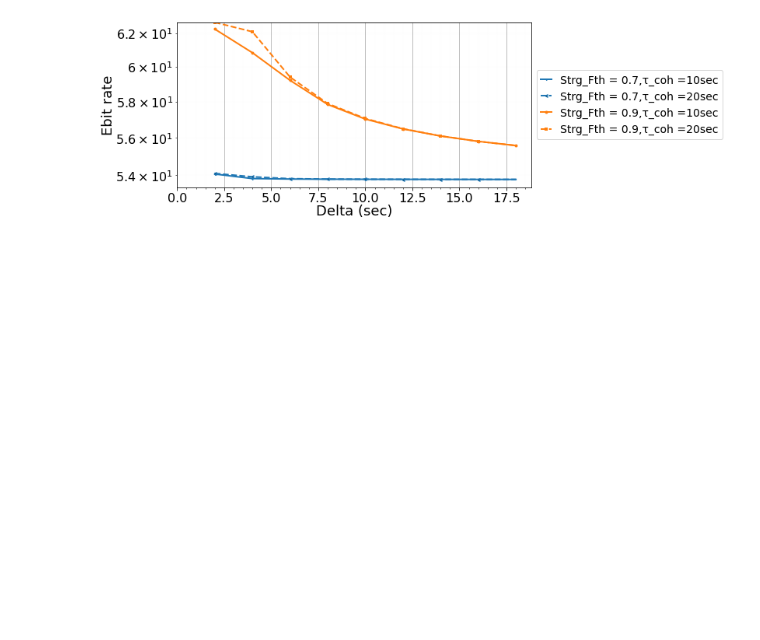
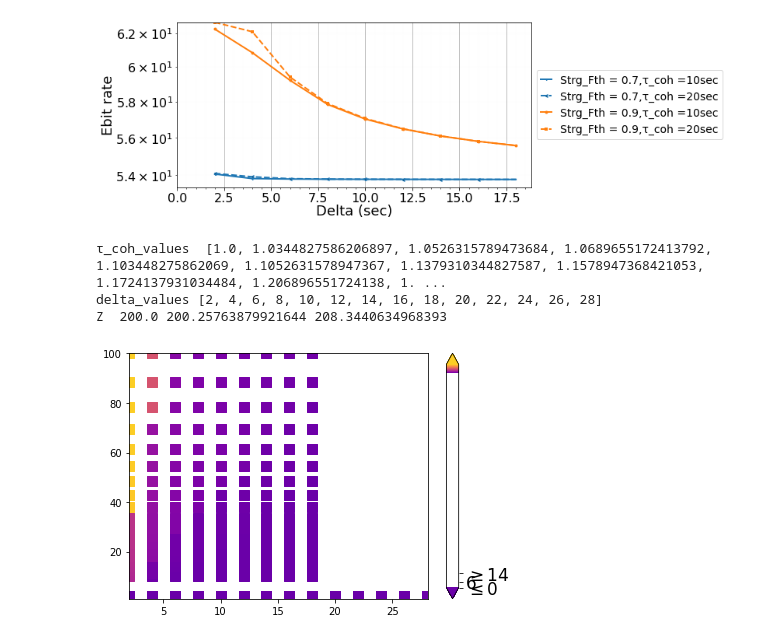
Before and after one commit to pooryousefshahrooz/QSN, a Jupyter notebook: plotting/parsing_and_plotting.ipynb, the cells around one changed output. Saved outputs shown, nothing was run; the diff lists cells and outputs as text; code cells hidden in the pictures; blank space fills up the shorter version.

```diff
--- a/plotting/parsing_and_plotting.ipynb
+++ b/plotting/parsing_and_plotting.ipynb
@@ -314,0 +317,70 @@ Invalid limit will be ignored.
+# %%
+result_file_path = "../../QSN_results/QSN_results_final_maximizing_rate.csv" #for intermediate edge capacity 100 EPRps
+
+each_coh_delata_ebit  ={}
+τ_coh_values = []
+delta_values = []
+
+with open(result_file_path, "r") as f:
+    reader = csv.reader( (line.replace('\0','') for line in f) )
+    for line in reader:#t_max,i,request_fidelity_threshold,
+#                                           storage_block_threshold,
+#                                           storage_capacity,τ_coh,service_delay
+        # print()
+        t_max = int(line[0])
+        i = line[1]
+        request_fidelity_threshold= float(line[2])
+        storage_block_threshold= float(line[3])
+        storage_capacity = int(line[4])
+        τ_coh = float(line[5])
+        delta = int(line[6])
+        objective_value = float(line[7])
+        edge_capacity = int(line[8])
+        if  ( t_max in [10] and request_fidelity_threshold in [0.6]  and
+             storage_block_threshold in [0.7] and
+              edge_capacity in [200] and storage_capacity in [400]
+            ):
+            try:
+                each_coh_delata_ebit[τ_coh,delta].append(objective_value)
+            except:
+                each_coh_delata_ebit[τ_coh,delta] = [objective_value]
+
+            if τ_coh not in τ_coh_values:
+                τ_coh_values.append(τ_coh)
+            if delta not in delta_values:
+                delta_values.append(delta)
+
+X = []
+Y =[]
+Z = []
+rate_or_utility_values = []
+τ_coh_values.sort()
+delta_values.sort()
+print("τ_coh_values ",τ_coh_values)
+print("delta_values",delta_values)
+
+for delta in delta_values:
+    for τ_coh in τ_coh_values:
+        if (τ_coh,delta) in each_coh_delata_ebit:
+            ebits = each_coh_delata_ebit[τ_coh,delta]
+            avg_ebits = sum(ebits)/len(ebits)
+            X.append(delta)
+            Y.append(τ_coh)
+            Z.append(avg_ebits)
+
+print("Z ",min(Z),sum(Z)/len(Z),max(Z))
+plotting_2D("Delta","coherence time (ms)","Ebit rate",
+                          10, 10, 10,
+                          10, 0, 0,
+                          0,0,
+                          500,
+                          X,Y,Z,0,6,14,
+                          False,True,
+                          False,1,
+                          18,"plots/3D_delta_coherence_ebit_rate.pdf",
+                          False,3,6,3.6)
+# %% [output]
+τ_coh_values  [1.0, 1.0344827586206897, 1.0526315789473684, 1.0689655172413792, 1.103448275862069, 1.1052631578947367, 1.1379310344827587, 1.1578947368421053, 1.1724137931034484, 1.206896551724138, 1. ...
+delta_values [2, 4, 6, 8, 10, 12, 14, 16, 18, 20, 22, 24, 26, 28]
+Z  200.0 200.25763879921644 208.3440634968393
+[figure, added]
```
Also changed, not shown: parts of 1 cell of this notebook, 3 other files.
